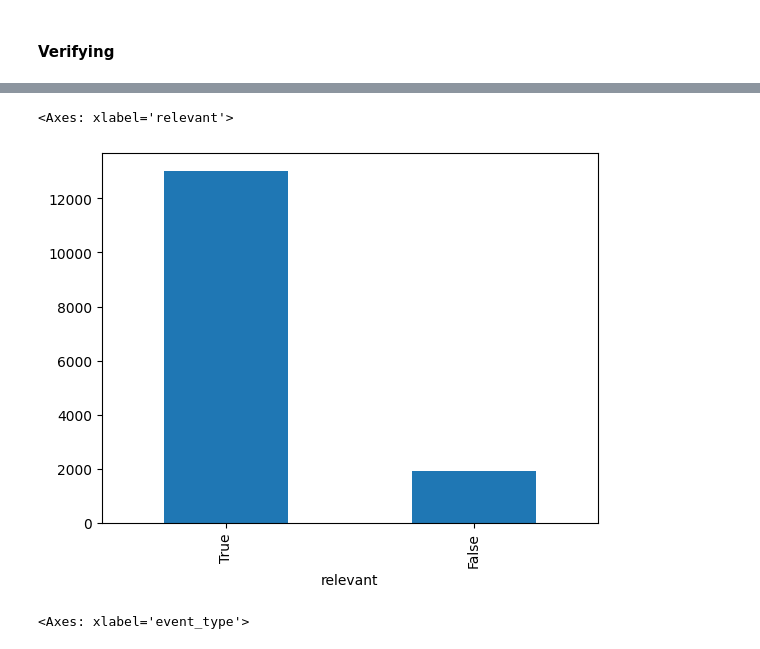
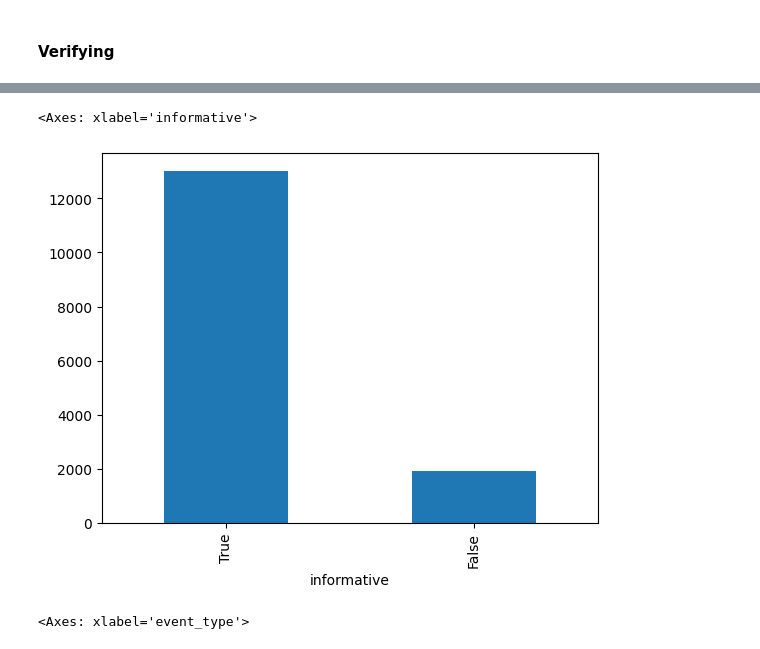
Before and after one commit to dhnhut/disaster-tweets, a Jupyter notebook: notebooks/0_dataset_CrisisLexT26.ipynb, the cells around one changed output, grey strips where cells are left out. Saved outputs shown, nothing was run; the diff lists cells and outputs as text; code cells hidden in the pictures.

```diff
--- a/notebooks/0_dataset_CrisisLexT26.ipynb
+++ b/notebooks/0_dataset_CrisisLexT26.ipynb
@@ -326,7 +326,7 @@ for file in files:
     df["year"] = file["year"]
 
     # *Informativeness:* Related and informative, Related - but not informative, Not related, Not applicable
-    df["relevant"] = df["Informativeness"].apply(lambda x: False if x == "Not related" else True)
+    df["informative"] = df["Informativeness"].apply(lambda x: False if x == "Not related" else True)
     df['dataset'] = 'CrisisLexT26'
     # Store other metadata as JSON text in `meta`.
     df["meta"] = df.apply(
@@ -344,8 +344,8 @@ for file in files:
 merged_df = pd.concat(df_list, ignore_index=True)
 merged_df.rename(columns={"Tweet ID": "tweet_id"}, inplace=True)
 merged_df.rename(columns={"Tweet Text": "tweet_text"}, inplace=True)
-merged_df.rename(columns={'Informativeness': 'original_relevant_label'}, inplace=True)
-merged_df['relevant'] = merged_df['original_relevant_label'].apply(
+merged_df.rename(columns={'Informativeness': 'original_informative_label'}, inplace=True)
+merged_df['informative'] = merged_df['original_informative_label'].apply(
     lambda x: False if x in ['Not applicable', 'Not related'] else True)
 merged_df['original_humanitarian_label'] = merged_df['Information Type']
 merged_df['humanitarian_label'] = np.nan
@@ -516,10 +516,10 @@ merged_df.describe(include='all')
 | 75% | 3.892585e+17 | NaN | NaN | NaN | NaN | NaN | NaN | ... |
 | max | 4.180546e+17 | NaN | NaN | NaN | NaN | NaN | NaN | ... |
 # %%
-merged_df['relevant'].value_counts().plot(kind='bar')
+merged_df['informative'].value_counts(dropna=False).plot(kind='bar')
 # %% [output]
-<Axes: xlabel='relevant'>
+<Axes: xlabel='informative'>
-[figure, old version]
+[figure, new version]
 # %%
 merged_df['event_type'].value_counts().plot(kind='bar')
 # %% [output]
```
Also changed, not shown: parts of 7 cells of this notebook, 15 other files.
